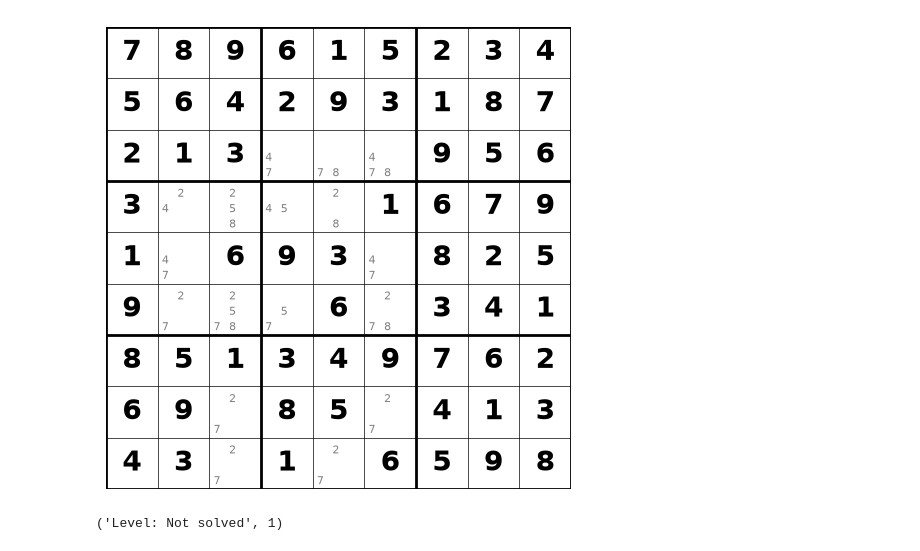
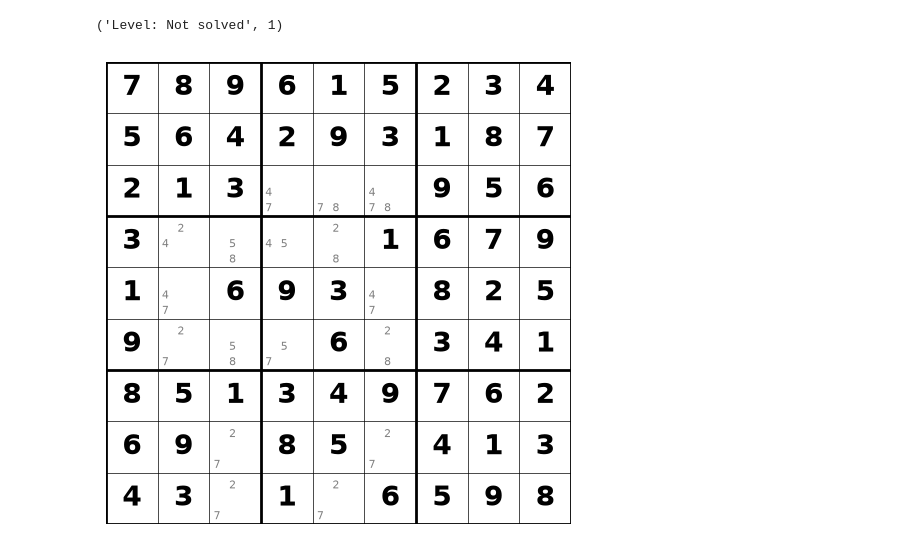
Before and after one commit to silviadeanituaaspiazu/sudoku_project, a Jupyter notebook: notebooks/solver_notebook.ipynb, the cells around one changed output. Cells and saved outputs as stored; diff of their text form; code cells hidden in the pictures.

```diff
--- a/notebooks/solver_notebook.ipynb
+++ b/notebooks/solver_notebook.ipynb
@@ -21,7 +17,3 @@ display_sudoku(sudoku,create_candidates(sudoku));
 # %%
-solved_sudoku, strategies_total = next_sudoku(sudoku)
+solved_sudoku, strategies_total, candidates_matrix = next_sudoku(sudoku)
-# %%
-display_sudoku(solved_sudoku,create_candidates(solved_sudoku));
-# %% [output]
-[figure, removed]
 # %%
@@ -29,2 +21,6 @@ difficulty_eval(count_empty(solved_sudoku),*next_sudoku(sudoku)[1])
 # %% [output]
 ('Level: Not solved', 1)
+# %%
+display_sudoku(solved_sudoku,candidates_matrix);
+# %% [output]
+[figure, added]
```
Also changed, not shown: parts of 2 cells of this notebook, 3 other files.
